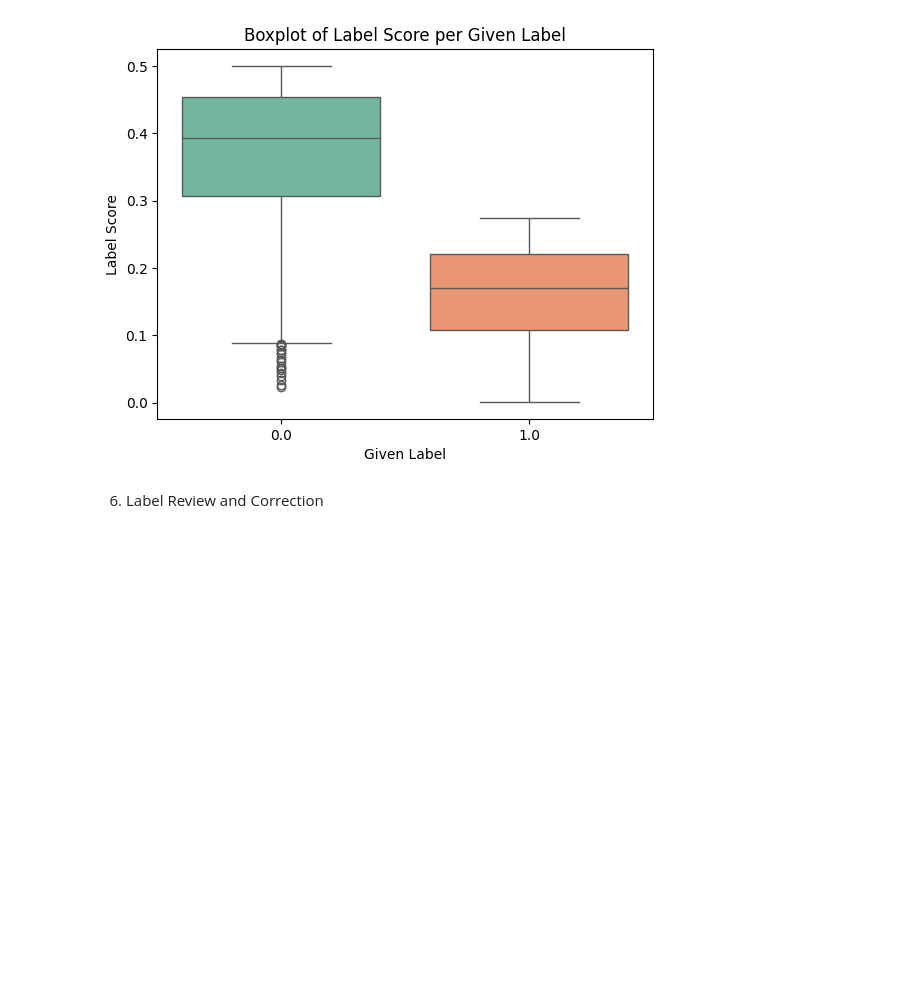
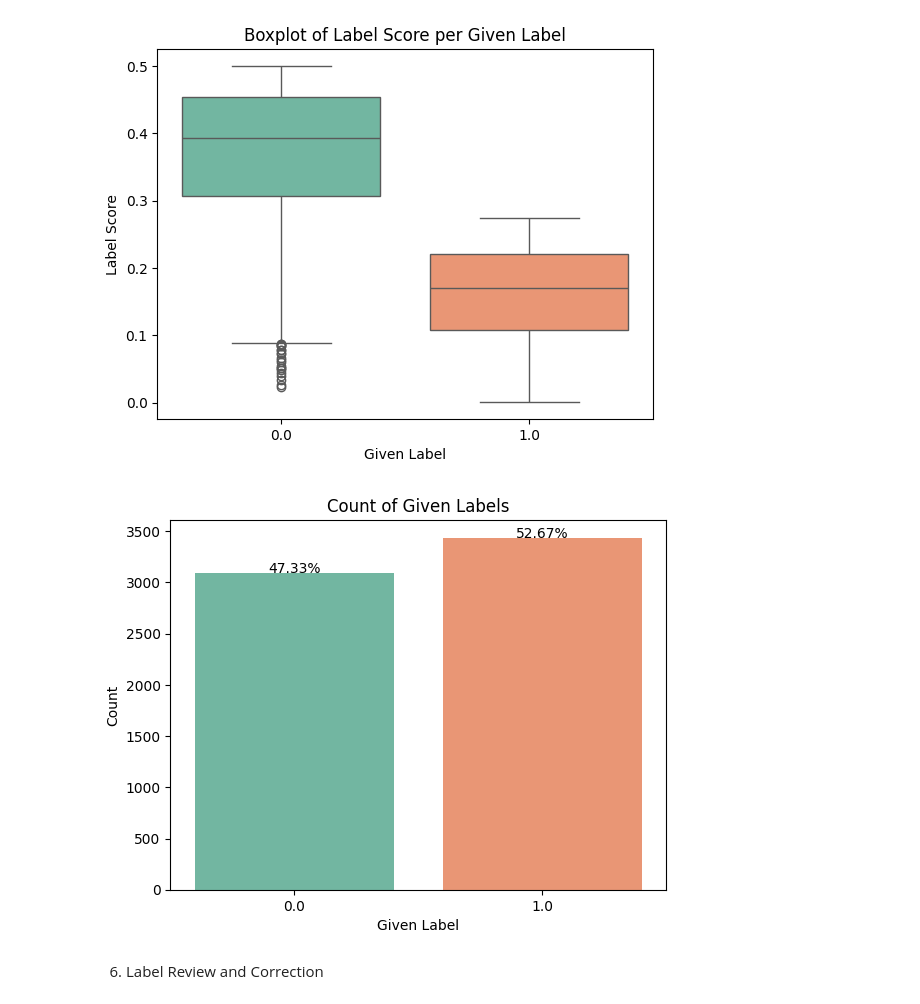
Before and after one commit to lino-zurmuehl/Master_Thesis_Dogwhistle, a Jupyter notebook: preprocessing.ipynb, the cells around one changed output. Saved outputs shown, nothing was run; the diff lists cells and outputs as text; code cells hidden in the pictures; blank space fills up the shorter version.

```diff
--- a/preprocessing.ipynb
+++ b/preprocessing.ipynb
@@ -281,6 +282,19 @@ Here is a summary of various issues found in your data:
 Additional Information:
 p-value: 0.0
 [figure]
+# %%
+# Visualize given label in a barplot with the percentage of each label on top
+ax =sns.countplot(x='given_label', data=potential_wrong_label, palette='Set2')
+total = len(potential_wrong_label)
+for p in ax.patches:
+    height = p.get_height()
+    ax.text(p.get_x() + p.get_width() / 2, height + 3, f'{height/total:.2%}', ha="center")
+plt.title('Count of Given Labels')
+plt.xlabel('Given Label')
+plt.ylabel('Count')
+plt.show()
+# %% [output]
+[figure, added]
 # %%
 # extract near duplicates
 near_duplicate = lab.get_issues("near_duplicate")
```
Also changed, not shown: parts of 10 cells of this notebook, 12 other files.
